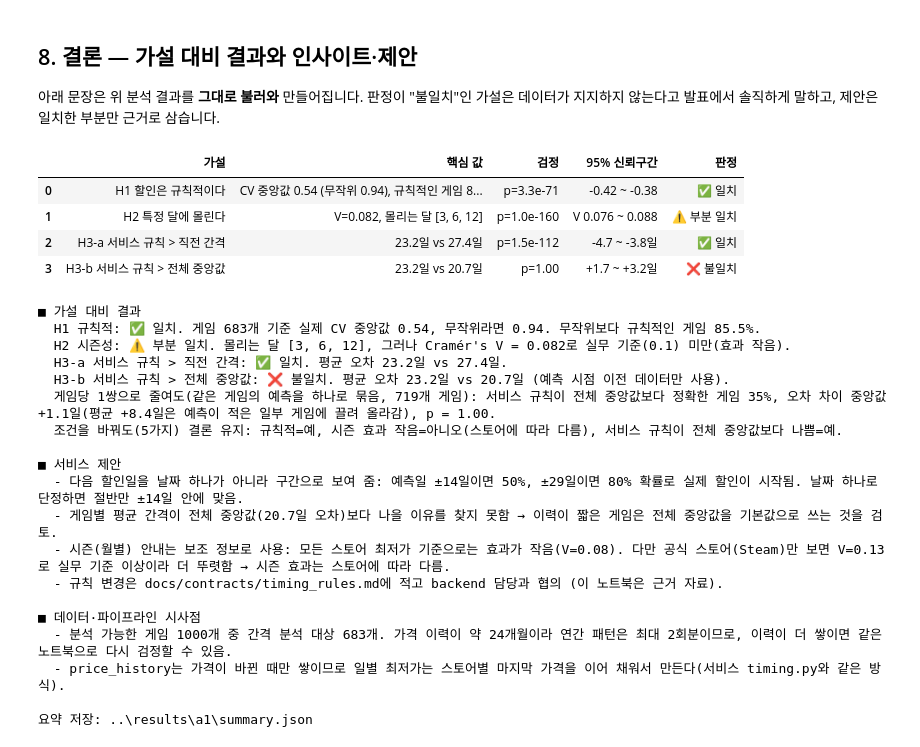
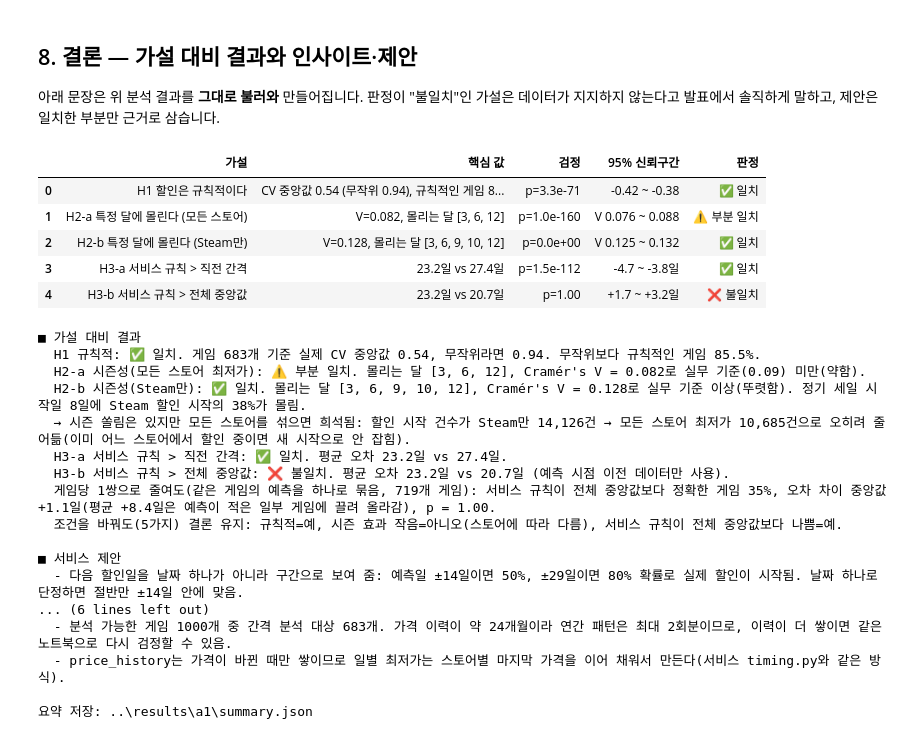
Before and after one commit to jyk222000/game-nuri, a Jupyter notebook: analysis/notebooks/executed/01_A1_할인패턴예측_실행결과.ipynb, the cells around one changed output. Cells and saved outputs as stored; diff of their text form; code cells hidden in the pictures.

```diff
--- a/analysis/notebooks/executed/01_A1_할인패턴예측_실행결과.ipynb
+++ b/analysis/notebooks/executed/01_A1_할인패턴예측_실행결과.ipynb
@@ -109,7 +111,7 @@ MIN_GLOBAL_GAPS = 50        # "전체 중앙값" 기준을 쓰려면 예측 시
 # ---- 통계 ----
 ALPHA = 0.05
 PRACTICAL_CV = 0.20         # H1 실무 기준: 실제 CV가 무작위 기준보다 0.2 이상 작음
-PRACTICAL_V = 0.10          # H2 실무 기준: Cramér's V 0.1 이상
+PRACTICAL_V = 0.09          # H2 실무 기준: Cramér's V 0.09 이상 (Cohen의 효과 크기 w=0.3 '중간 효과'에 해당, 월이 12개일 때 w = V x 3.3)
 PRACTICAL_DAYS = 2.0        # H3 실무 기준: 평균 오차가 2일 이상 줄어듦
 N_BOOT, SEED = 1000, 42
 
@@ -711,22 +1011,0 @@ savefig(fig, 'a1_6_robustness.png'); plt.show()
-# %%
-ev_steam = make_events(series_steam)
-obs_gs, expo_gs = month_matrices(series_steam, ev_steam)                 # 게임 x 12개월 (Steam만)
-v_s, chi2_s, p_s, expected_s = cramers_v(obs_gs.sum(axis=0), expo_gs.sum(axis=0))
-ratio_s = pd.Series(obs_gs.sum(axis=0) / expected_s, index=range(1, 13))
-busy_s = [int(m) for m, r in ratio_s.items() if r > 1.15]
-rng = np.random.default_rng(SEED)
-vs_s = [cramers_v(obs_gs[i].sum(axis=0), expo_gs[i].sum(axis=0))[0] for i in (rng.integers(0, len(obs_gs), len(obs_gs)) for _ in range(N_BOOT))]
-lo_s, hi_s = np.percentile(vs_s, [2.5, 97.5])
-v_all = R['h2']['v']
-
-print(f"모든 스토어: V = {v_all:.3f}, 몰리는 달 {R['h2']['busy_months']}")
-print(f"Steam만    : V = {v_s:.3f} (95% 신뢰구간 {lo_s:.3f} ~ {hi_s:.3f}), 몰리는 달 {busy_s}, 카이제곱 p = {p_s:.3g}  ←  실무 기준 {PRACTICAL_V}")
-R['h2_steam'] = dict(v=float(v_s), ci=[float(lo_s), float(hi_s)], p=float(p_s), busy_months=busy_s, ratio={int(k): float(x) for k, x in ratio_s.items()})
-
-fig, ax = plt.subplots(1, 2, figsize=(13, 4), sharey=True)
-for a_, rr, title, vv in ((ax[0], ratio, '모든 스토어 최저가', v_all), (ax[1], ratio_s, 'Steam만 (공식 스토어)', v_s)):
-    rr.plot.bar(color=np.where(rr > 1.15, RED, '#9ecae9'), width=.8, ax=a_)
-    a_.axhline(1, color='k', lw=1)
-    a_.set_title(f'{title}  (Cramér V = {vv:.2f})'); a_.set_xlabel('월'); a_.tick_params(axis='x', labelrotation=0)
-ax[0].set_ylabel('평균 대비 배율 (1 = 평균)')
-savefig(fig, 'a1_6b_h2_steam.png'); plt.show()
@@ -907,20 +1097,22 @@ savefig(fig, 'a1_8_by_history_length.png'); plt.show()
 
 아래 문장은 위 분석 결과를 **그대로 불러와** 만들어집니다. 판정이 "불일치"인 가설은 데이터가 지지하지 않는다고 발표에서 솔직하게 말하고, 제안은 일치한 부분만 근거로 삼습니다.
 # %%
-h1r, h2r, h3r = R['h1'], R['h2'], R['h3']
+h1r, h2r, h3r, h2s = R['h1'], R['h2'], R['h3'], R['h2_steam']
 summary = pd.DataFrame([
     ['H1 할인은 규칙적이다', f"CV 중앙값 {h1r['cv_median']:.2f} (무작위 {h1r['cv_null_median']:.2f}), 규칙적인 게임 {h1r['share_regular']:.1%}", f"p={h1r['p']:.1e}", f"{h1r['ci'][0]:+.2f} ~ {h1r['ci'][1]:+.2f}", mark_r(h1r)],
-    ['H2 특정 달에 몰린다', f"V={h2r['v']:.3f}, 몰리는 달 {h2r['busy_months']}", f"p={h2r['p']:.1e}", f"V {h2r['ci'][0]:.3f} ~ {h2r['ci'][1]:.3f}", mark_r(h2r)],
+    ['H2-a 특정 달에 몰린다 (모든 스토어)', f"V={h2r['v']:.3f}, 몰리는 달 {h2r['busy_months']}", f"p={h2r['p']:.1e}", f"V {h2r['ci'][0]:.3f} ~ {h2r['ci'][1]:.3f}", mark_r(h2r)],
+    ['H2-b 특정 달에 몰린다 (Steam만)', f"V={h2s['v']:.3f}, 몰리는 달 {h2s['busy_months']}", f"p={h2s['p']:.1e}", f"V {h2s['ci'][0]:.3f} ~ {h2s['ci'][1]:.3f}", mark_r(h2s)],
     ['H3-a 서비스 규칙 > 직전 간격', f"{h3r['mae'][SVC]:.1f}일 vs {h3r['mae'][RULES[0]]:.1f}일", f"p={h3r['a']['p']:.1e}", f"{h3r['a']['ci'][0]:+.1f} ~ {h3r['a']['ci'][1]:+.1f}일", mark_r(h3r['a'])],
     ['H3-b 서비스 규칙 > 전체 중앙값', f"{h3r['mae'][SVC]:.1f}일 vs {h3r['mae'][RULES[3]]:.1f}일", f"p={h3r['b']['p']:.2f}", f"{h3r['b']['ci'][0]:+.1f} ~ {h3r['b']['ci'][1]:+.1f}일", mark_r(h3r['b'])],
 ], columns=['가설', '핵심 값', '검정', '95% 신뢰구간', '판정'])
 summary
 # %% [output]
 |  | 가설 | 핵심 값 | 검정 | 95% 신뢰구간 | 판정 |
 | 0 | H1 할인은 규칙적이다 | CV 중앙값 0.54 (무작위 0.94), 규칙적인 게임 8... | p=3.3e-71 | -0.42 ~ -0.38 | ✅ 일치 |
-| 1 | H2 특정 달에 몰린다 | V=0.082, 몰리는 달 [3, 6, 12] | p=1.0e-160 | V 0.076 ~ 0.088 | ⚠️ 부분 일치 |
-| 2 | H3-a 서비스 규칙 > 직전 간격 | 23.2일 vs 27.4일 | p=1.5e-112 | -4.7 ~ -3.8일 | ✅ 일치 |
-| 3 | H3-b 서비스 규칙 > 전체 중앙값 | 23.2일 vs 20.7일 | p=1.00 | +1.7 ~ +3.2일 | ❌ 불일치 |
+| 1 | H2-a 특정 달에 몰린다 (모든 스토어) | V=0.082, 몰리는 달 [3, 6, 12] | p=1.0e-160 | V 0.076 ~ 0.088 | ⚠️ 부분 일치 |
+| 2 | H2-b 특정 달에 몰린다 (Steam만) | V=0.128, 몰리는 달 [3, 6, 9, 10, 12] | p=0.0e+00 | V 0.125 ~ 0.132 | ✅ 일치 |
+| 3 | H3-a 서비스 규칙 > 직전 간격 | 23.2일 vs 27.4일 | p=1.5e-112 | -4.7 ~ -3.8일 | ✅ 일치 |
+| 4 | H3-b 서비스 규칙 > 전체 중앙값 | 23.2일 vs 20.7일 | p=1.00 | +1.7 ~ +3.2일 | ❌ 불일치 |
 # %%
 rb = pd.DataFrame(R['robustness'])
 svc_worse_everywhere = bool((rb['서비스-전체중앙값(일)'] > 0).all())
@@ -930,7 +1122,10 @@ q = pd.DataFrame(h3r['interval_days'])
 L = []
 L.append('■ 가설 대비 결과')
 L.append(f"  H1 규칙적: {mark_r(h1r)}. 게임 {h1r['n_games']}개 기준 실제 CV 중앙값 {h1r['cv_median']:.2f}, 무작위라면 {h1r['cv_null_median']:.2f}. 무작위보다 규칙적인 게임 {h1r['share_regular']:.1%}.")
-L.append(f"  H2 시즌성: {mark_r(h2r)}. 몰리는 달 {h2r['busy_months']}, 그러나 Cramér's V = {h2r['v']:.3f}로 실무 기준({PRACTICAL_V}) {'이상' if h2r['v'] >= PRACTICAL_V else '미만(효과 작음)'}.")
+L.append(f"  H2-a 시즌성(모든 스토어 최저가): {mark_r(h2r)}. 몰리는 달 {h2r['busy_months']}, Cramér's V = {h2r['v']:.3f}로 실무 기준({PRACTICAL_V}) {'이상' if h2r['v'] >= PRACTICAL_V else '미만(약함)'}.")
+L.append(f"  H2-b 시즌성(Steam만): {mark_r(h2s)}. 몰리는 달 {h2s['busy_months']}, Cramér's V = {h2s['v']:.3f}로 실무 기준 {'이상(뚜렷함)' if h2s['v'] >= PRACTICAL_V else '미만'}. 정기 세일 시작일 {R['steam_big_days']['matched']}일에 Steam 할인 시작의 {R['steam_big_days']['share_of_starts']:.0f}%가 몰림.")
+dl = R['h2_dilution']
+L.append(f"  → 시즌 쏠림은 있지만 모든 스토어를 섞으면 희석됨: 할인 시작 건수가 Steam만 {dl['steam_starts']:,}건 → 모든 스토어 최저가 {dl['all_starts']:,}건으로 오히려 줄어듦(이미 어느 스토어에서 할인 중이면 새 시작으로 안 잡힘).")
 L.append(f"  H3-a 서비스 규칙 > 직전 간격: {mark_r(h3r['a'])}. 평균 오차 {h3r['mae'][SVC]:.1f}일 vs {h3r['mae'][RULES[0]]:.1f}일.")
 L.append(f"  H3-b 서비스 규칙 > 전체 중앙값: {mark_r(h3r['b'])}. 평균 오차 {h3r['mae'][SVC]:.1f}일 vs {h3r['mae'][RULES[3]]:.1f}일 (예측 시점 이전 데이터만 사용).")
 gl = R['h3_game_level']['b']
@@ -941,9 +1136,10 @@ L.append('\n■ 서비스 제안')
 L.append(f"  - 다음 할인일을 날짜 하나가 아니라 구간으로 보여 줌: 예측일 ±{int(q.loc[SVC, '50%'])}일이면 50%, ±{int(q.loc[SVC, '80%'])}일이면 80% 확률로 실제 할인이 시작됨. 날짜 하나로 단정하면 절반만 ±14일 안에 맞음.")
 if not h3r['b']['ok']:
     L.append(f"  - 게임별 평균 간격이 전체 중앙값({h3r['mae'][RULES[3]]:.1f}일 오차)보다 나을 이유를 찾지 못함 → 이력이 짧은 게임은 전체 중앙값을 기본값으로 쓰는 것을 검토.")
-steam_v = float(rb.loc[rb['조건'].str.startswith('Steam'), 'H2 Cramér V'].iloc[0])
+if h2s['ok']:
+    L.append("  - Steam 가격 기준의 안내에는 공식 정기 세일(봄·여름·가을·겨울) 일정을 활용: 세일 시작일 하루에 게임의 6~7할이 한꺼번에 할인을 시작하므로 '곧 세일 시즌' 안내가 의미 있음. 일정은 해마다 바뀔 수 있어(가을 세일이 11월 말에서 앞당겨짐) Valve 공지를 따라야 함.")
 if h2r['v'] < PRACTICAL_V:
-    L.append(f"  - 시즌(월별) 안내는 보조 정보로 사용: 모든 스토어 최저가 기준으로는 효과가 작음(V={h2r['v']:.2f}). 다만 공식 스토어(Steam)만 보면 V={steam_v:.2f}로 {'실무 기준 이상이라 더 뚜렷함' if steam_v >= PRACTICAL_V else '여전히 작음'} → 시즌 효과는 스토어에 따라 다름.")
+    L.append("  - 모든 스토어 최저가 기준의 월별 시즌 안내는 보조 정보로만: 상시 할인에 가까운 판매점이 섞여 쏠림이 희석됨.")
 L.append('  - 규칙 변경은 docs/contracts/timing_rules.md에 적고 backend 담당과 협의 (이 노트북은 근거 자료).')
 
 L.append('\n■ 데이터·파이프라인 시사점')
@@ -956,7 +1152,9 @@ print('\n요약 저장:', RESULT_DIR / 'summary.json')
 # %% [output]
 ■ 가설 대비 결과
   H1 규칙적: ✅ 일치. 게임 683개 기준 실제 CV 중앙값 0.54, 무작위라면 0.94. 무작위보다 규칙적인 게임 85.5%.
-  H2 시즌성: ⚠️ 부분 일치. 몰리는 달 [3, 6, 12], 그러나 Cramér's V = 0.082로 실무 기준(0.1) 미만(효과 작음).
+  H2-a 시즌성(모든 스토어 최저가): ⚠️ 부분 일치. 몰리는 달 [3, 6, 12], Cramér's V = 0.082로 실무 기준(0.09) 미만(약함).
+  H2-b 시즌성(Steam만): ✅ 일치. 몰리는 달 [3, 6, 9, 10, 12], Cramér's V = 0.128로 실무 기준 이상(뚜렷함). 정기 세일 시작일 8일에 Steam 할인 시작의 38%가 몰림.
+  → 시즌 쏠림은 있지만 모든 스토어를 섞으면 희석됨: 할인 시작 건수가 Steam만 14,126건 → 모든 스토어 최저가 10,685건으로 오히려 줄어듦(이미 어느 스토어에서 할인 중이면 새 시작으로 안 잡힘).
   H3-a 서비스 규칙 > 직전 간격: ✅ 일치. 평균 오차 23.2일 vs 27.4일.
   H3-b 서비스 규칙 > 전체 중앙값: ❌ 불일치. 평균 오차 23.2일 vs 20.7일 (예측 시점 이전 데이터만 사용).
   게임당 1쌍으로 줄여도(같은 게임의 예측을 하나로 묶음, 719개 게임): 서비스 규칙이 전체 중앙값보다 정확한 게임 35%, 오차 차이 중앙값 +1.1일(평균 +8.4일은 예측이 적은 일부 게임에 끌려 올라감), p = 1.00.
@@ -964,11 +1162,7 @@ print('\n요약 저장:', RESULT_DIR / 'summary.json')
 
 ■ 서비스 제안
   - 다음 할인일을 날짜 하나가 아니라 구간으로 보여 줌: 예측일 ±14일이면 50%, ±29일이면 80% 확률로 실제 할인이 시작됨. 날짜 하나로 단정하면 절반만 ±14일 안에 맞음.
-  - 게임별 평균 간격이 전체 중앙값(20.7일 오차)보다 나을 이유를 찾지 못함 → 이력이 짧은 게임은 전체 중앙값을 기본값으로 쓰는 것을 검토.
-  - 시즌(월별) 안내는 보조 정보로 사용: 모든 스토어 최저가 기준으로는 효과가 작음(V=0.08). 다만 공식 스토어(Steam)만 보면 V=0.13로 실무 기준 이상이라 더 뚜렷함 → 시즌 효과는 스토어에 따라 다름.
-  - 규칙 변경은 docs/contracts/timing_rules.md에 적고 backend 담당과 협의 (이 노트북은 근거 자료).
-
-■ 데이터·파이프라인 시사점
+... (6 lines left out)
   - 분석 가능한 게임 1000개 중 간격 분석 대상 683개. 가격 이력이 약 24개월이라 연간 패턴은 최대 2회분이므로, 이력이 더 쌓이면 같은 노트북으로 다시 검정할 수 있음.
   - price_history는 가격이 바뀐 때만 쌓이므로 일별 최저가는 스토어별 마지막 가격을 이어 채워서 만든다(서비스 timing.py와 같은 방식).
 
```
Also changed, not shown: parts of 41 cells of this notebook, 5 other files.
